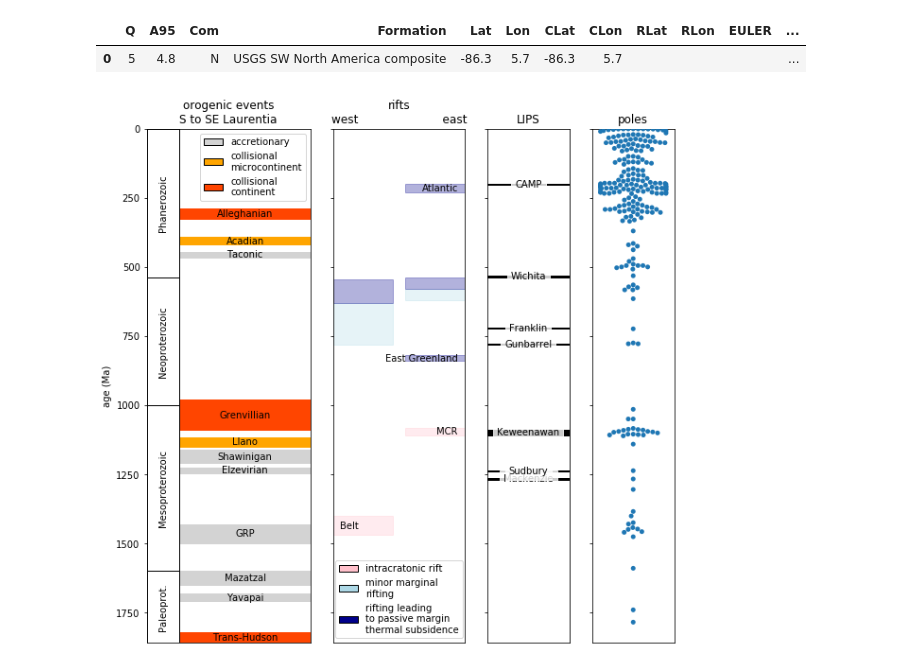
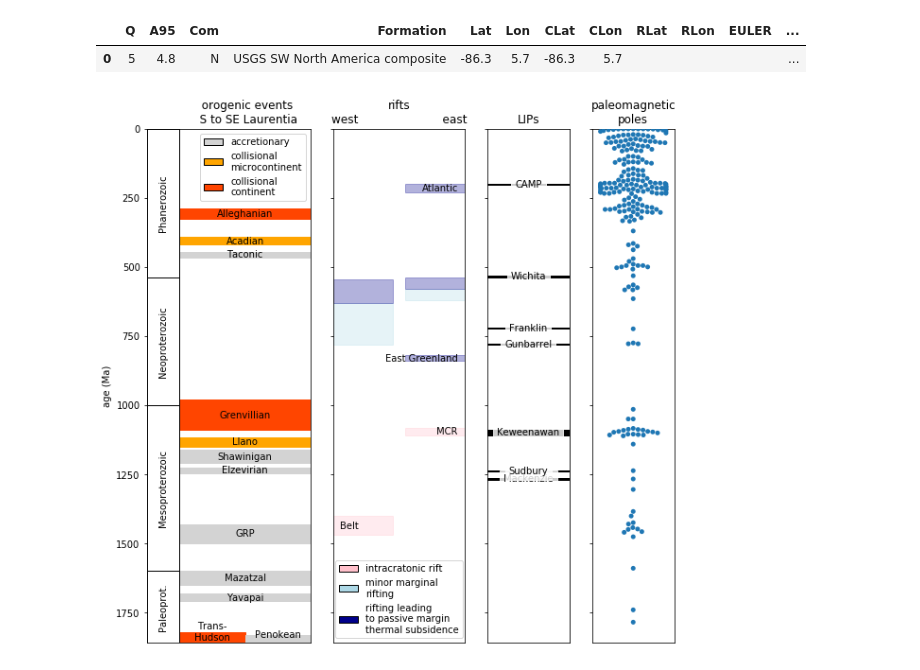
Before and after one commit to Swanson-Hysell-Group/Laurentia_Paleogeography, a Jupyter notebook: Code/Laurentia_tectonic_summary.ipynb, the cells around one changed output. Saved outputs shown, nothing was run; the diff lists cells and outputs as text; code cells hidden in the pictures.

Commit message:
add Penokean details to text and add to tectonic summary

```diff
--- a/Code/Laurentia_tectonic_summary.ipynb
+++ b/Code/Laurentia_tectonic_summary.ipynb
@@ -58,14 +58,21 @@ gs = gridspec.GridSpec(1, 4, width_ratios=[2.5, 2, 1.25, 1.25])
 ax_orogeny = fig.add_subplot(gs[0])
 
 for event in tectonic_events.index:
+
     if tectonic_events['event_type'][event] == 'orogeny_collisional':
         start = tectonic_events['start'][event]
         end = tectonic_events['end'][event]
         name = tectonic_events['name'][event]
-        rect = plt.Rectangle((0.2, end), 1, start-end, color='orangered')
-        ax_orogeny.add_patch(rect)
-        plt.text(0.6,(start+end)/2,name,
+        if tectonic_events['name'][event] == 'Trans-Hudson':
+            rect = plt.Rectangle((0.2, end), 0.4, start-end, color='orangered')
+            ax_orogeny.add_patch(rect)
+            plt.text(0.4,end,'Trans-\nHudson',
                  verticalalignment='center',horizontalalignment='center')
+        else:
+            rect = plt.Rectangle((0.2, end), 1, start-end, color='orangered')
+            ax_orogeny.add_patch(rect)
+            plt.text(0.6,(start+end)/2,name,
+                     verticalalignment='center',horizontalalignment='center')
 
     elif tectonic_events['event_type'][event] == 'orogeny_microcontinent':
         start = tectonic_events['start'][event]
@@ -80,10 +87,16 @@ for event in tectonic_events.index:
         start = tectonic_events['start'][event]
         end = tectonic_events['end'][event]
         name = tectonic_events['name'][event]
-        rect = plt.Rectangle((0.2, end), 1, start-end, color='lightgrey')
-        ax_orogeny.add_patch(rect)
-        plt.text(0.6,(start+end)/2,name,
+        if tectonic_events['name'][event] == 'Penokean':
+            rect = plt.Rectangle((0.6, end), 0.4, start-end, color='lightgrey')
+            ax_orogeny.add_patch(rect)
+            plt.text(0.8,end,'Penokean',
                  verticalalignment='center',horizontalalignment='center')
+        else:
+            rect = plt.Rectangle((0.2, end), 1, start-end, color='lightgrey')
+            ax_orogeny.add_patch(rect)
+            plt.text(0.6,(start+end)/2,name,
+                     verticalalignment='center',horizontalalignment='center')
 
 for era in timescale.index:
     start = timescale['b_age'][era]
@@ -99,7 +112,7 @@ for era in timescale.index:
         plt.text(0.1,(start+end)/2,name,rotation=90,
              verticalalignment='center',horizontalalignment='center')
 
-plt.title('orogenic events\nS to SE Laurentia')
+plt.title('          orogenic events\n           S to SE Laurentia')
 plt.ylim(1860,0)
 plt.ylabel('age (Ma)')
 plt.tick_params(
@@ -185,39 +198,39 @@ for event in tectonic_events.index:
                  verticalalignment='center',horizontalalignment='center')
         text.set_bbox(dict(facecolor='white', alpha=0.8, edgecolor='white'))
 
-plt.title('LIPS')
+plt.title('LIPs')
 plt.ylim(1860,0)
 plt.tick_params(
     axis='x',          # changes apply to the x-axis
     which='both',      # both major and minor ticks are affected
     bottom=False,      # ticks along the bottom edge are off
     top=False,         # ticks along the top edge are off
     labelbottom=False) # labels along the bottom edge are off
 plt.tick_params(
     axis='y',          # changes apply to the x-axis
     which='both',      # both major and minor ticks are affected
     left=True,      # ticks along the left edge are off
     labelleft=False) # labels along the bottom edge are off
 
 
-ax_LIP = fig.add_subplot(gs[3])
+ax_Poles = fig.add_subplot(gs[3])
 
 sns.swarmplot(y=Laurentia_Precambrian_poles['nominal age'].tolist()+Phanerozoic_poles['Age'].tolist())
-plt.title('poles')
+plt.title('paleomagnetic\npoles')
 plt.ylim(1860,0)
 plt.tick_params(
     axis='x',          # changes apply to the x-axis
     which='both',      # both major and minor ticks are affected
     bottom=False,      # ticks along the bottom edge are off
     top=False,         # ticks along the top edge are off
     labelbottom=False) # labels along the bottom edge are off
 plt.tick_params(
     axis='y',          # changes apply to the x-axis
     which='both',      # both major and minor ticks are affected
     left=True,      # ticks along the left edge are off
     labelleft=False) # labels along the bottom edge are off
 
 #plt.tight_layout()
 plt.savefig('../Figures/Tectonic_history.pdf', bbox_inches = 'tight', pad_inches = 0)
 # %% [output]
-[figure, old version]
+[figure, new version]
```
Also changed, not shown: parts of 2 cells of this notebook, 3 other files.
